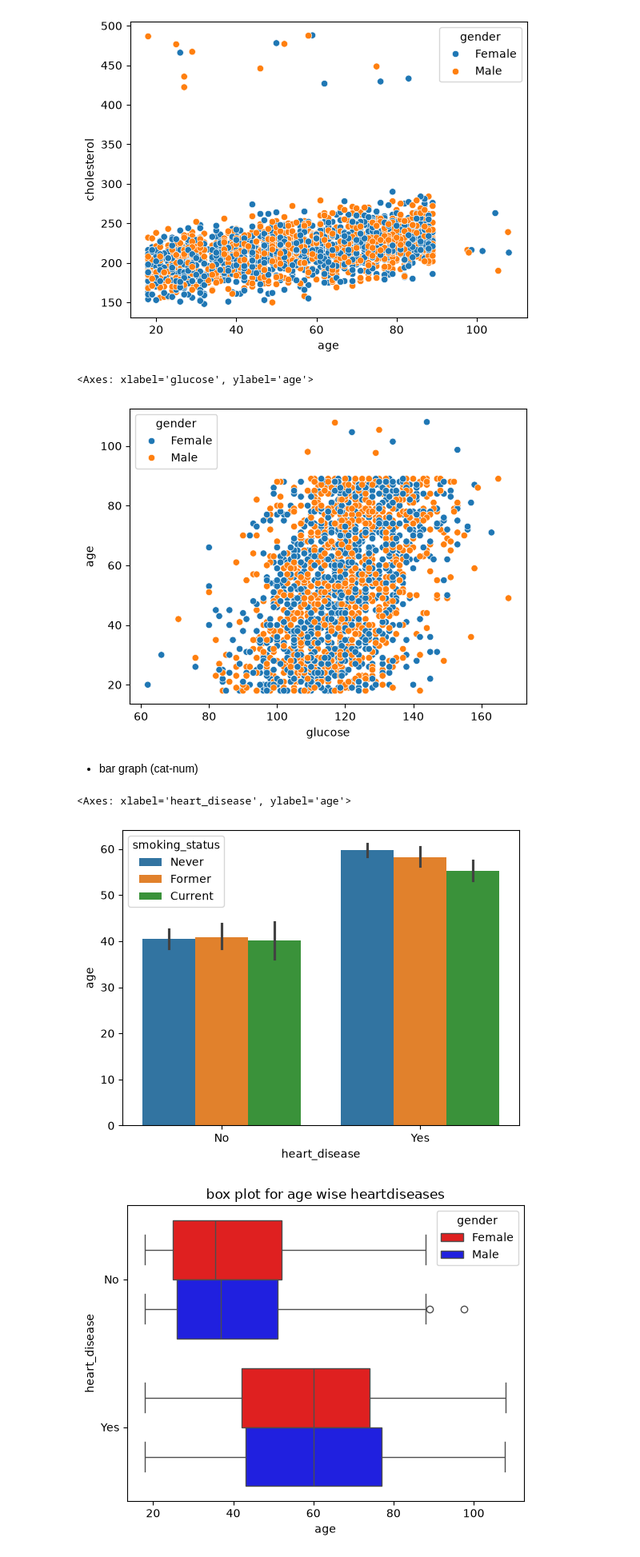
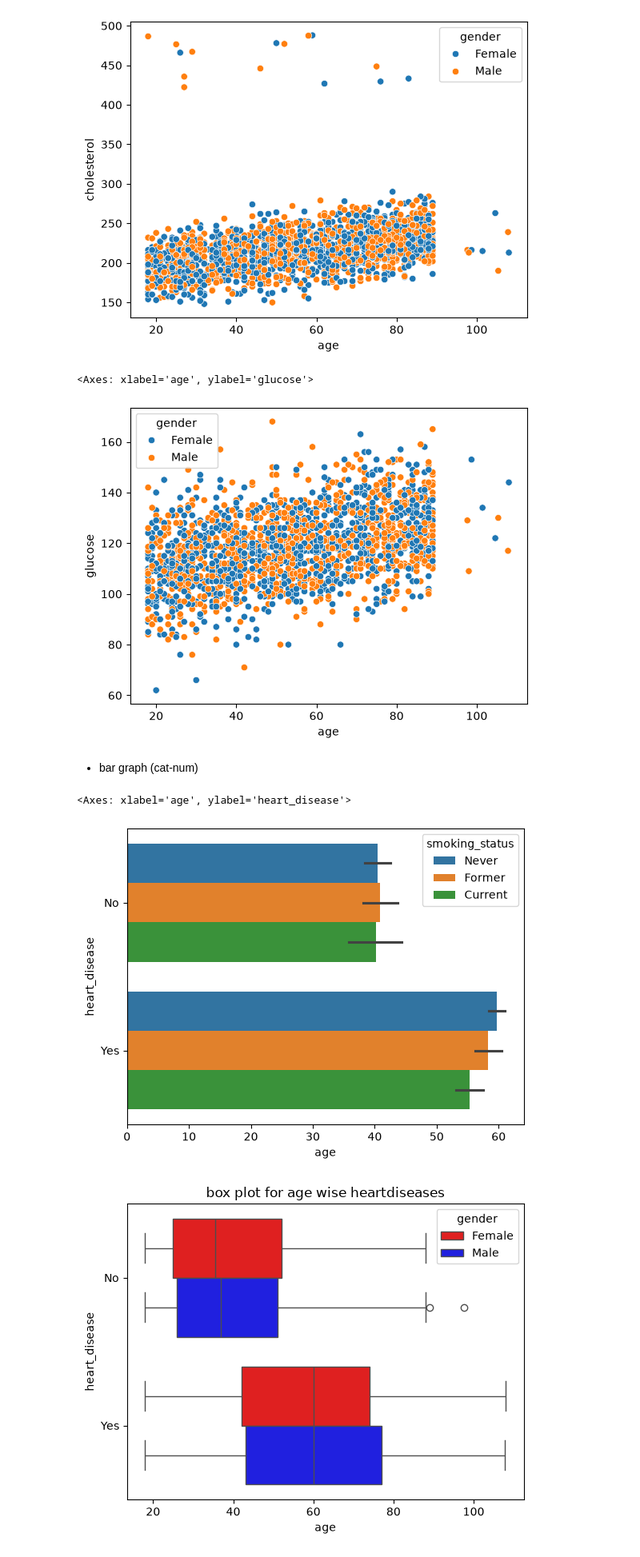
Before and after one commit to laxmanclinilaunch-hub/python-10-11am-, a Jupyter notebook: 2.EDA/EDA_project.ipynb, the cells around one changed output. Shown at 80% size. Drawn from its saved outputs; the diff is of its cells as text; code cells hidden in the pictures.

```diff
--- a/2.EDA/EDA_project.ipynb
+++ b/2.EDA/EDA_project.ipynb
@@ -890,17 +848,17 @@ sns.scatterplot(x=df['age'], y=df['cholesterol'],hue=df["gender"])
 <Axes: xlabel='age', ylabel='cholesterol'>
 [figure]
 # %%
-sns.scatterplot(y=df['age'], x=df['glucose'],hue=df["gender"])
+sns.scatterplot(x=df['age'], y=df['glucose'], hue=df["gender"])
 # %% [output]
-<Axes: xlabel='glucose', ylabel='age'>
+<Axes: xlabel='age', ylabel='glucose'>
-[figure, old version]
+[figure, new version]
 # %% [markdown]
 - bar graph (cat-num)
 # %%
-sns.barplot(y=df['age'], x=df['heart_disease'],hue=df["smoking_status"])
+sns.barplot(x=df['age'], y=df['heart_disease'], hue=df["smoking_status"])
 # %% [output]
-<Axes: xlabel='heart_disease', ylabel='age'>
+<Axes: xlabel='age', ylabel='heart_disease'>
-[figure, old version]
+[figure, new version]
 # %%
 sns.boxplot(x=df['age'], y=df['heart_disease'], hue=df['gender'], palette=["red", "blue"])
 
```
Also changed, not shown: parts of 24 cells of this notebook, 1 other file.
